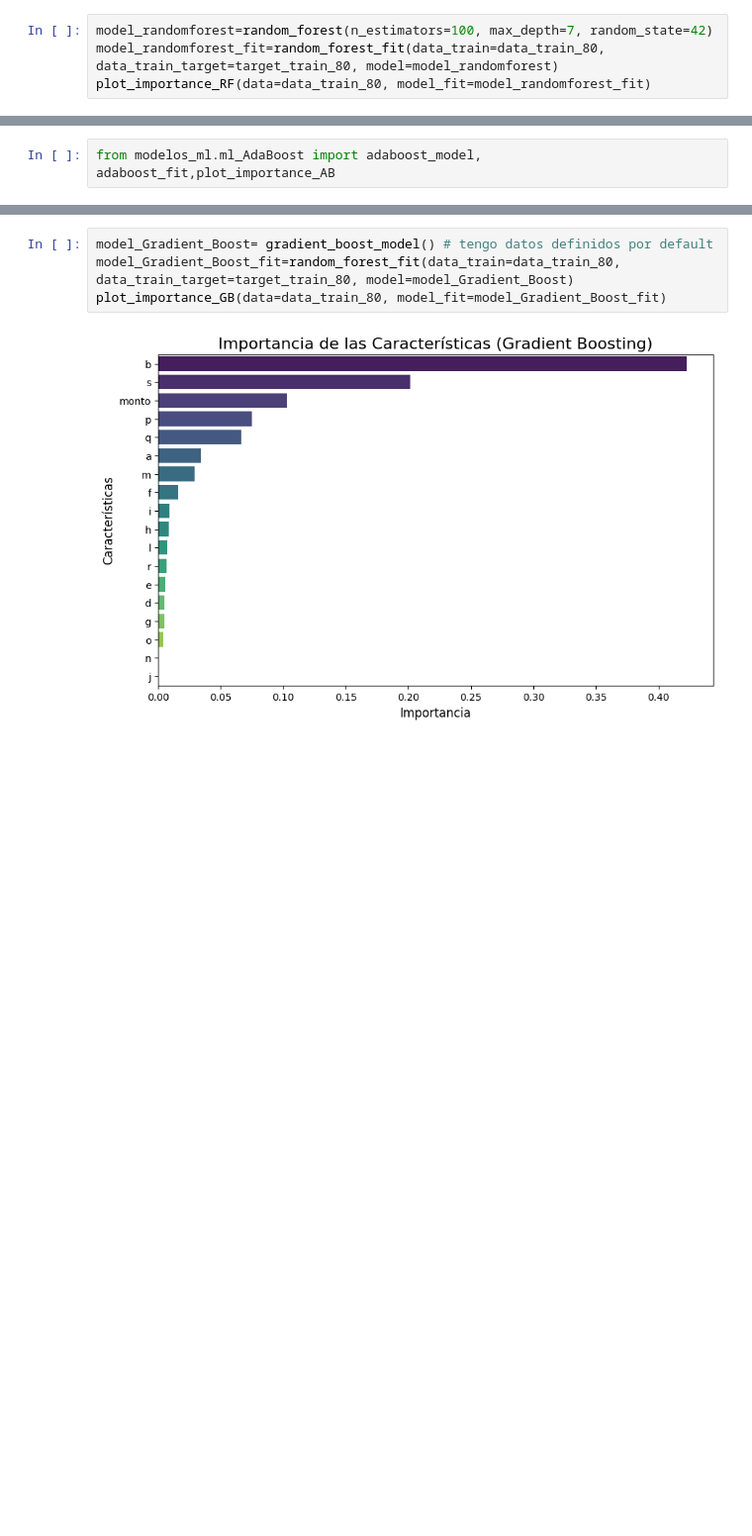
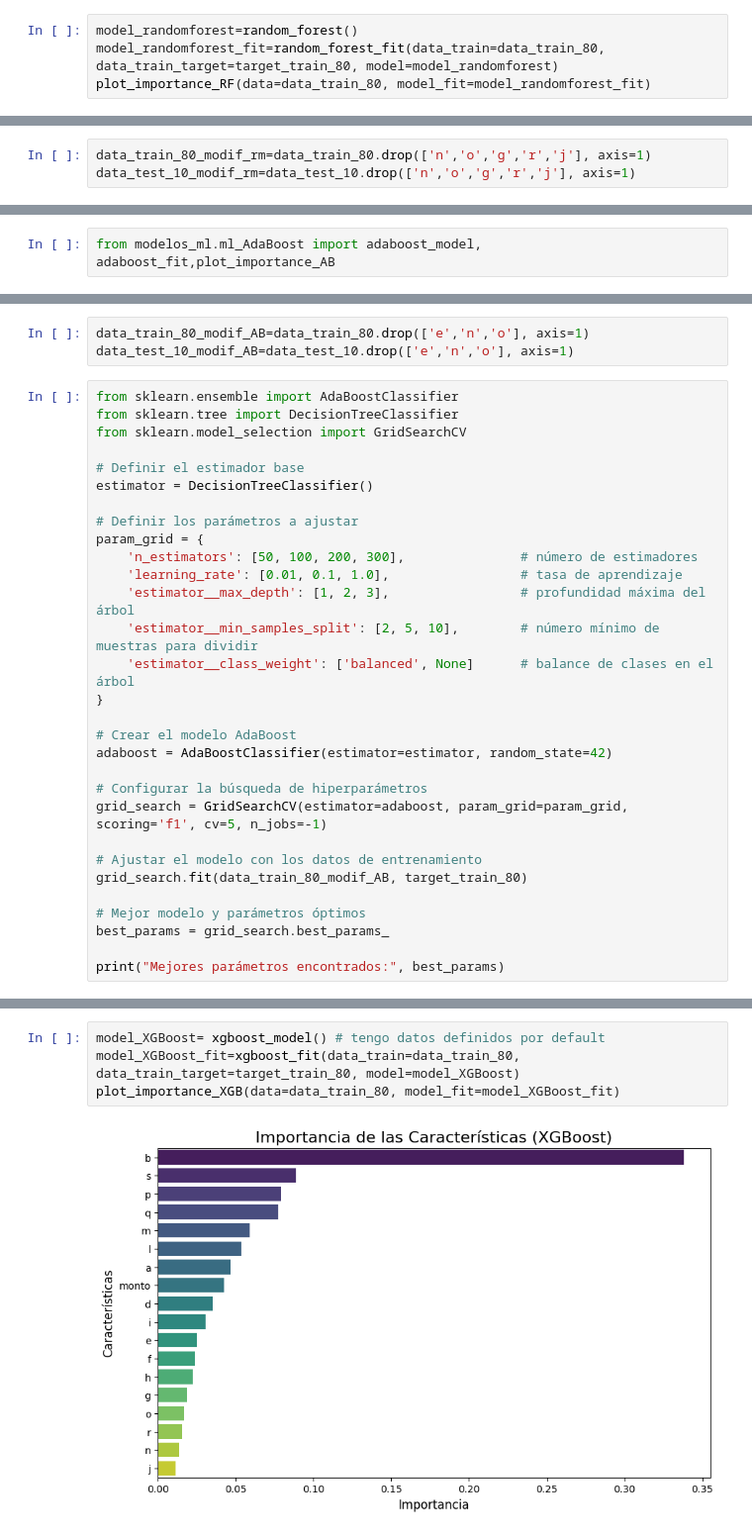
Before and after one commit to awitadelulo/Final_machine_learning_bc, a Jupyter notebook: Final_machine_learning_jhonatan.ipynb, the cells around one changed output, grey strips where cells are left out. Shown at 99% size. Saved outputs shown, nothing was run; the diff lists cells and outputs as text; blank space fills up the shorter version.

```diff
--- a/Final_machine_learning_jhonatan.ipynb
+++ b/Final_machine_learning_jhonatan.ipynb
@@ -649,6 +654,6 @@ Ahora en esta seccion vamos a entrenar un modelo de machine learning en este cas
 from modelos_ml.ml_Randonforest import random_forest, random_forest_fit , plot_importance_RF
 # %%
-model_randomforest=random_forest(n_estimators=100, max_depth=7, random_state=42)
+model_randomforest=random_forest()
 model_randomforest_fit=random_forest_fit(data_train=data_train_80, data_train_target=target_train_80, model=model_randomforest)
 plot_importance_RF(data=data_train_80, model_fit=model_randomforest_fit)
 # %% [output]
@@ -655,0 +688,3 @@ plot_importance_RF(data=data_train_80, model_fit=model_randomforest_fit)
+# %%
+data_train_80_modif_rm=data_train_80.drop(['n','o','g','r','j'], axis=1)
+data_test_10_modif_rm=data_test_10.drop(['n','o','g','r','j'], axis=1)
@@ -665,0 +804,33 @@ plot_importance_AB(data=data_train_80, model_fit=model_model_AdaBoost_fit)
+# %%
+data_train_80_modif_AB=data_train_80.drop(['e','n','o'], axis=1)
+data_test_10_modif_AB=data_test_10.drop(['e','n','o'], axis=1)
+# %%
+from sklearn.ensemble import AdaBoostClassifier
+from sklearn.tree import DecisionTreeClassifier
+from sklearn.model_selection import GridSearchCV
+
+# Definir el estimador base
+estimator = DecisionTreeClassifier()
+
+# Definir los parámetros a ajustar
+param_grid = {
+    'n_estimators': [50, 100, 200, 300],               # número de estimadores
+    'learning_rate': [0.01, 0.1, 1.0],                 # tasa de aprendizaje
+    'estimator__max_depth': [1, 2, 3],                 # profundidad máxima del árbol
+    'estimator__min_samples_split': [2, 5, 10],        # número mínimo de muestras para dividir
+    'estimator__class_weight': ['balanced', None]      # balance de clases en el árbol
+}
+
+# Crear el modelo AdaBoost
+adaboost = AdaBoostClassifier(estimator=estimator, random_state=42)
+
+# Configurar la búsqueda de hiperparámetros
+grid_search = GridSearchCV(estimator=adaboost, param_grid=param_grid, scoring='f1', cv=5, n_jobs=-1)
+
+# Ajustar el modelo con los datos de entrenamiento
+grid_search.fit(data_train_80_modif_AB, target_train_80)
+
+# Mejor modelo y parámetros óptimos
+best_params = grid_search.best_params_
+
+print("Mejores parámetros encontrados:", best_params)
@@ -670,6 +892,6 @@ from modelos_ml.ml_Gradient_Boost import gradient_boost_model, gradient_boost_fi
 # %%
-model_Gradient_Boost= gradient_boost_model() # tengo datos definidos por default
-model_Gradient_Boost_fit=random_forest_fit(data_train=data_train_80, data_train_target=target_train_80, model=model_Gradient_Boost)
-plot_importance_GB(data=data_train_80, model_fit=model_Gradient_Boost_fit)
+model_XGBoost= xgboost_model() # tengo datos definidos por default
+model_XGBoost_fit=xgboost_fit(data_train=data_train_80, data_train_target=target_train_80, model=model_XGBoost)
+plot_importance_XGB(data=data_train_80, model_fit=model_XGBoost_fit)
 # %% [output]
-[figure, old version]
+[figure, new version]
```
Also changed, not shown: parts of 59 cells of this notebook, 11 other files.
